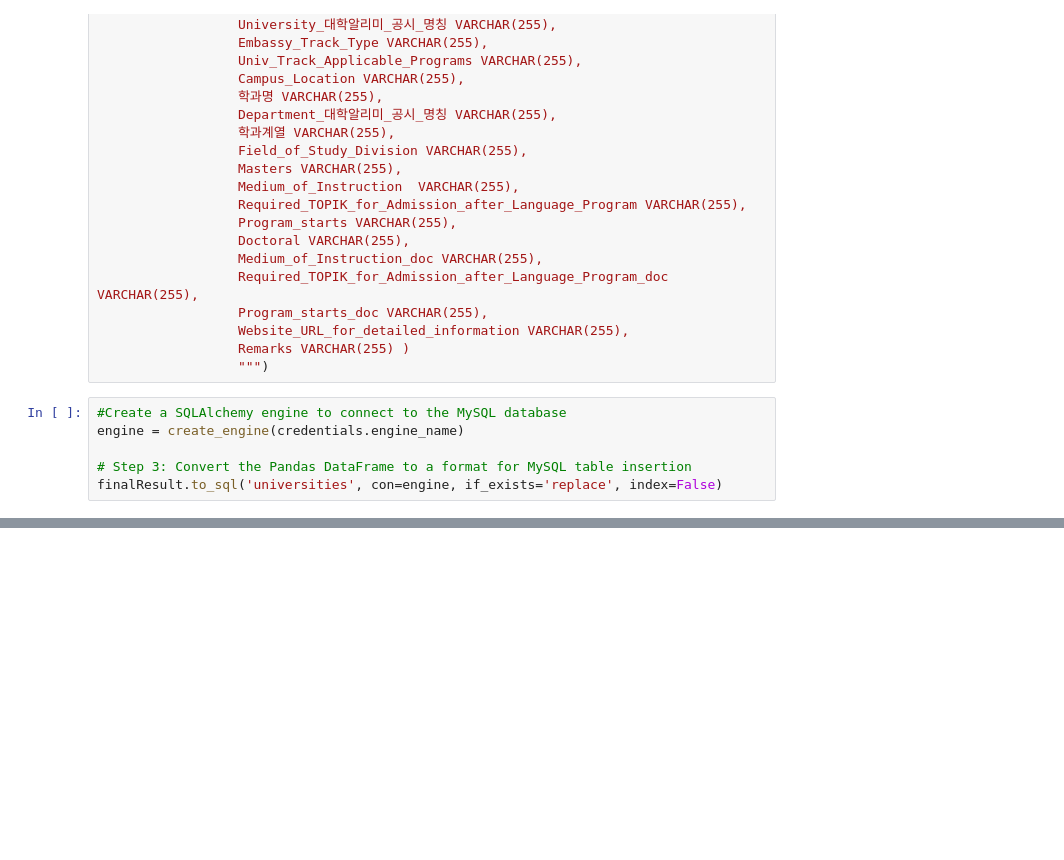
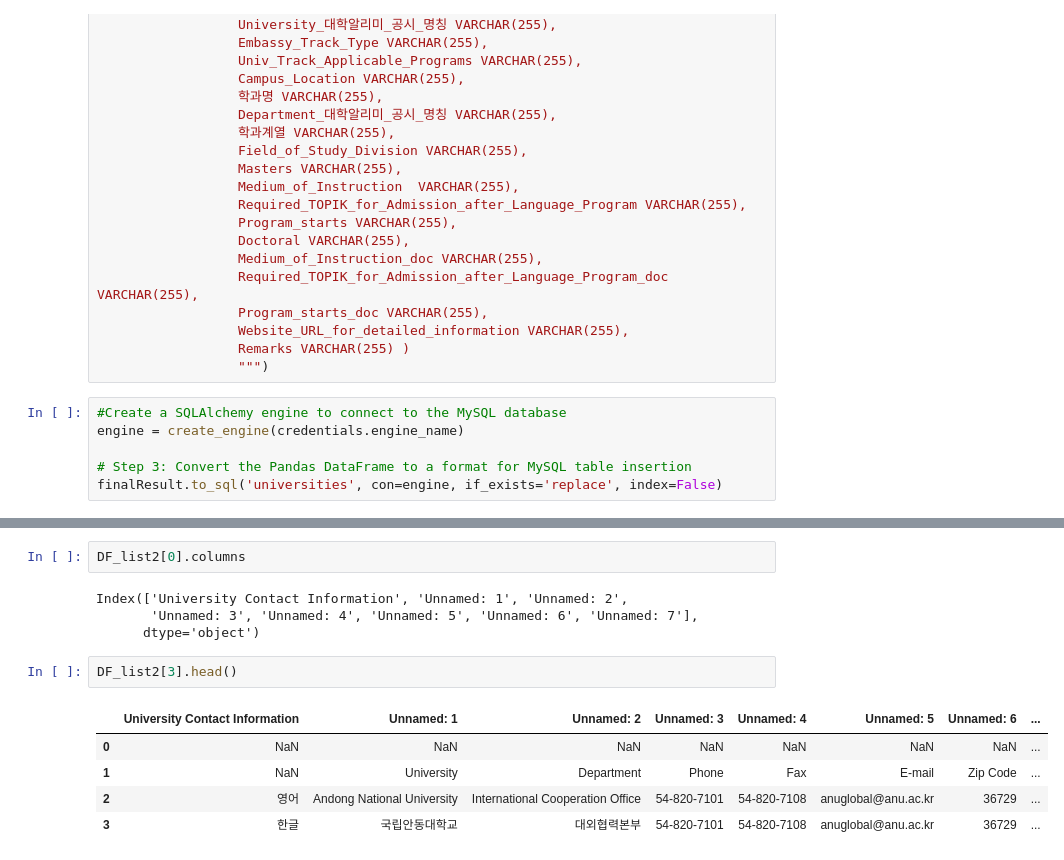
Before and after one commit to JASorianoHernandez/gks24_UniversityDataInformationProject, a Jupyter notebook: GKS24_Univeristies_DataInformation.ipynb, the cells around one changed output, grey strips where cells are left out. Cells and saved outputs as stored; diff of their text form; blank space fills up the shorter version.

```diff
--- a/GKS24_Univeristies_DataInformation.ipynb
+++ b/GKS24_Univeristies_DataInformation.ipynb
@@ -275,0 +319,14 @@ finalResult.to_sql('universities', con=engine, if_exists='replace', index=False)
+# %%
+DF_list2[0].columns
+# %% [output]
+Index(['University Contact Information', 'Unnamed: 1', 'Unnamed: 2',
+       'Unnamed: 3', 'Unnamed: 4', 'Unnamed: 5', 'Unnamed: 6', 'Unnamed: 7'],
+      dtype='object')
+# %%
+DF_list2[3].head()
+# %% [output]
+|  | University Contact Information | Unnamed: 1 | Unnamed: 2 | Unnamed: 3 | Unnamed: 4 | Unnamed: 5 | Unnamed: 6 | ... |
+| 0 | NaN | NaN | NaN | NaN | NaN | NaN | NaN | ... |
+| 1 | NaN | University | Department | Phone | Fax | E-mail | Zip Code | ... |
+| 2 | 영어 | Andong National University | International Cooperation Office | 54-820-7101 | 54-820-7108 | anuglobal@anu.ac.kr | 36729 | ... |
+| 3 | 한글 | 국립안동대학교 | 대외협력본부 | 54-820-7101 | 54-820-7108 | anuglobal@anu.ac.kr | 36729 | ... |
```
Also changed, not shown: parts of 29 cells of this notebook.
